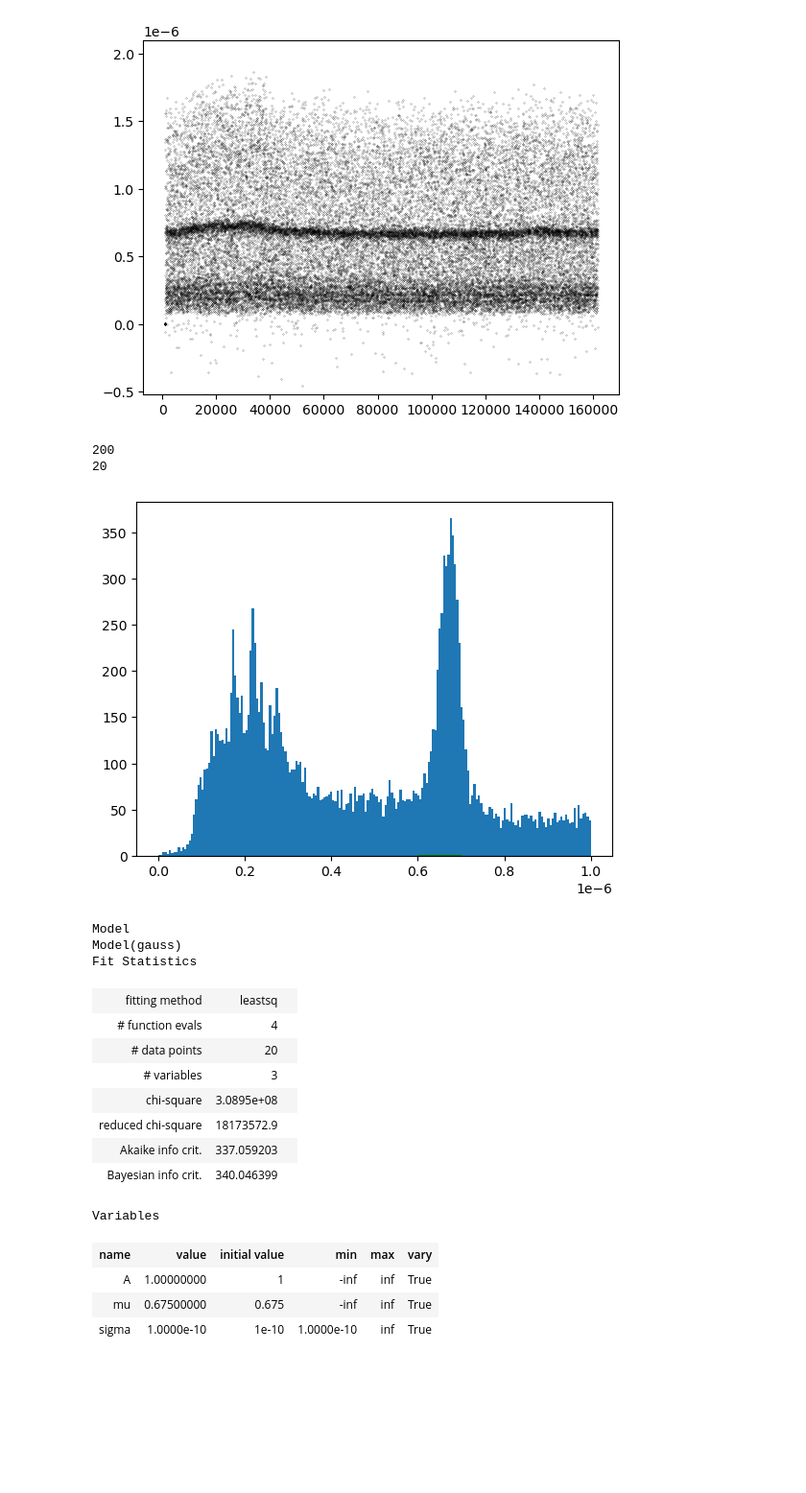
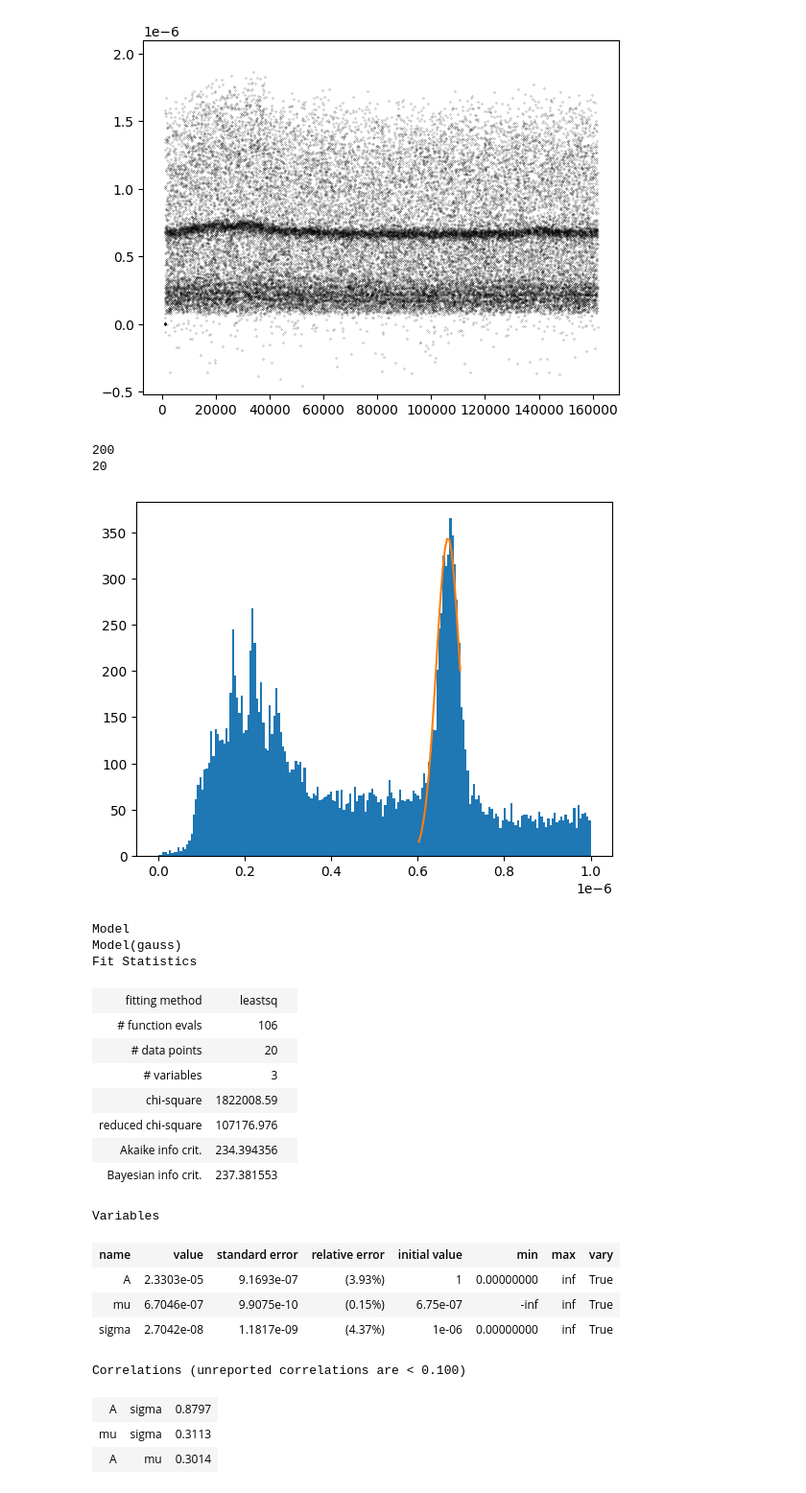
Before and after one commit to villano-lab/R76Analysis, a Jupyter notebook: Tutorial_Replication.ipynb, the cells around one changed output. Shown at 96% size. Cells and saved outputs as stored; diff of their text form; code cells hidden in the pictures; blank space fills up the shorter version.

Commit message:
Plotting progress

```diff
--- a/Tutorial_Replication.ipynb
+++ b/Tutorial_Replication.ipynb
@@ -64,7 +62,7 @@ plt.show()
 #Unfortunately this means that we will have to rerun this cell if anything the aliases depends on changes.
 for x in z:
     x['PTwid'] = (x['PTWKf40'] - x['PTWKr40'])*1e6
-    x['xdel'] = 1e6*(x['PFWKr20'] - 0.5*(x['PCWKr20']+x['PDWKr20']))-1
+    x['xdel'] = 1e6*(x['PEWKr20'] - 0.5*(x['PCWKr20']+x['PDWKr20']))-1
     x['ydel'] = 1e6*(0.866*(x['PDWKr20'] - x['PCWKr20']))+9
     x['phidel'] = [180/np.pi*math.atan2(x['ydel'].array[j],x['xdel'].array[j]) for j in range(len(x['ydel'].array))]
     x['afdel'] = 1e6*(x['PFWKr20']-x['PAWKr20'])
@@ -75,13 +73,12 @@ plt.show()
 [figure]
 # %%
 nentries = np.zeros(10); timestart = np.zeros(10); timeend = np.zeros(10);
-crand = []; ctime0 = []; cam = []; cgoodwalk = []; notcrand = []
+crand = []; ctime0 = []; cam = []; cgoodwalk = [];
 for i,x in enumerate(z):
     nentries[i] = x.shape[0]
-    timestart[i] = e[i]['EventTime'].array[0]
+    timestart[i] = e[i]['EventTime'].array[1000]
     timeend[i] = e[i]['EventTime'].array[-1]
-    crand.append(z[i]['EventCategory'])
-    notcrand.append(z[i]['EventCategory']!=1)
+    crand.append(z[i]['EventCategory']==1)
     ctime0.append(z[i].index > 60000)
     cam.append(z[i]['PFOFamps']/z[i]['PTOFamps']>0.21)
     cgoodwalk.append((z[i]['PCWKr20'] > 0.25e-3)
@@ -90,5 +87,6 @@ for i,x in enumerate(z):
                      & (z[i]['PDWKr20']<0.5e-3)
                      & (z[i]['PEWKr20']>0.25e-3)
                      & (z[i]['PEWKr20']<0.5e-3))
+timestart[0] = e[0]["EventTime"][60001]
 timesec = timeend - timestart
 # %%
@@ -111,45 +109,47 @@ plt.show()
 # %% [output]
 [figure]
 # %%
-withcut = z[0]["PTOFamps"][notcrand[0] & cam[0] & ctime0[0]]
+withcut = z[0]["PTOFamps"][~crand[0] & cam[0] & ctime0[0]]
 bins = np.linspace(0,1e-6,200)
 hspec0 = plt.hist(withcut,bins=bins)
 def gauss(x,A=1,mu=0,sigma=1):
     return A/(np.sqrt(2*np.pi)*sigma)*np.exp(-(x-mu)**2/(2*sigma**2))
 subbins = bins[(bins >= 0.6e-6) & (bins <= 0.7e-6)]
 print(len(hspec0[1]))
 subdata = hspec0[0][(bins[:-1] >= 0.6e-6) & (bins[:-1] <= 0.7e-6)]
 print(len(subdata))
 
-mod = lf.Model(gauss)
-params = mod.make_params(A=1,mu=0.675,sigma=1)
-params.add('sigma',min=1e-10)
-fit = mod.fit(subdata,params,weights=np.sqrt(subdata),x=subbins)
+gaussmod = lf.Model(gauss)
+gaussparams = gaussmod.make_params(mu=0.675e-6)
+gaussparams.add('sigma',value=1e-6,min=0)
+gaussparams.add('A',value=1,min=0)
+gaussfit = gaussmod.fit(subdata,gaussparams,weights=np.sqrt(subdata),x=subbins)
 
-plt.plot(subbins,fit.best_fit) #garbage result...
-plt.plot(subbins,fit.best_fit,color='blue')
-plt.plot(subbins,gauss(subbins,A=1e3,mu=0.675,sigma=0.05),color='green')
-#plt.plot(subbins,subdata)
+plt.plot(subbins,gaussfit.best_fit)
 plt.show()
 
-fit
+gaussfit
 # %% [output]
 200
 20
-[figure, old version]
+[figure, new version]
 Model
 Model(gauss)
 Fit Statistics
 | fitting method | leastsq |  |
-| # function evals | 4 |  |
+| # function evals | 106 |  |
 | # data points | 20 |  |
 | # variables | 3 |  |
-| chi-square | 3.0895e+08 |  |
-| reduced chi-square | 18173572.9 |  |
-| Akaike info crit. | 337.059203 |  |
-| Bayesian info crit. | 340.046399 |  |
+| chi-square | 1822008.59 |  |
+| reduced chi-square | 107176.976 |  |
+| Akaike info crit. | 234.394356 |  |
+| Bayesian info crit. | 237.381553 |  |
 Variables
-| name | value | initial value | min | max | vary |
-| A | 1.00000000 | 1 | -inf | inf | True |
-| mu | 0.67500000 | 0.675 | -inf | inf | True |
-| sigma | 1.0000e-10 | 1e-10 | 1.0000e-10 | inf | True |
+| name | value | standard error | relative error | initial value | min | max | vary |
+| A | 2.3303e-05 | 9.1693e-07 | (3.93%) | 1 | 0.00000000 | inf | True |
+| mu | 6.7046e-07 | 9.9075e-10 | (0.15%) | 6.75e-07 | -inf | inf | True |
+| sigma | 2.7042e-08 | 1.1817e-09 | (4.37%) | 1e-06 | 0.00000000 | inf | True |
+Correlations (unreported correlations are < 0.100)
+| A | sigma | 0.8797 |
+| mu | sigma | 0.3113 |
+| A | mu | 0.3014 |
```
Also changed, not shown: parts of 22 cells of this notebook.
